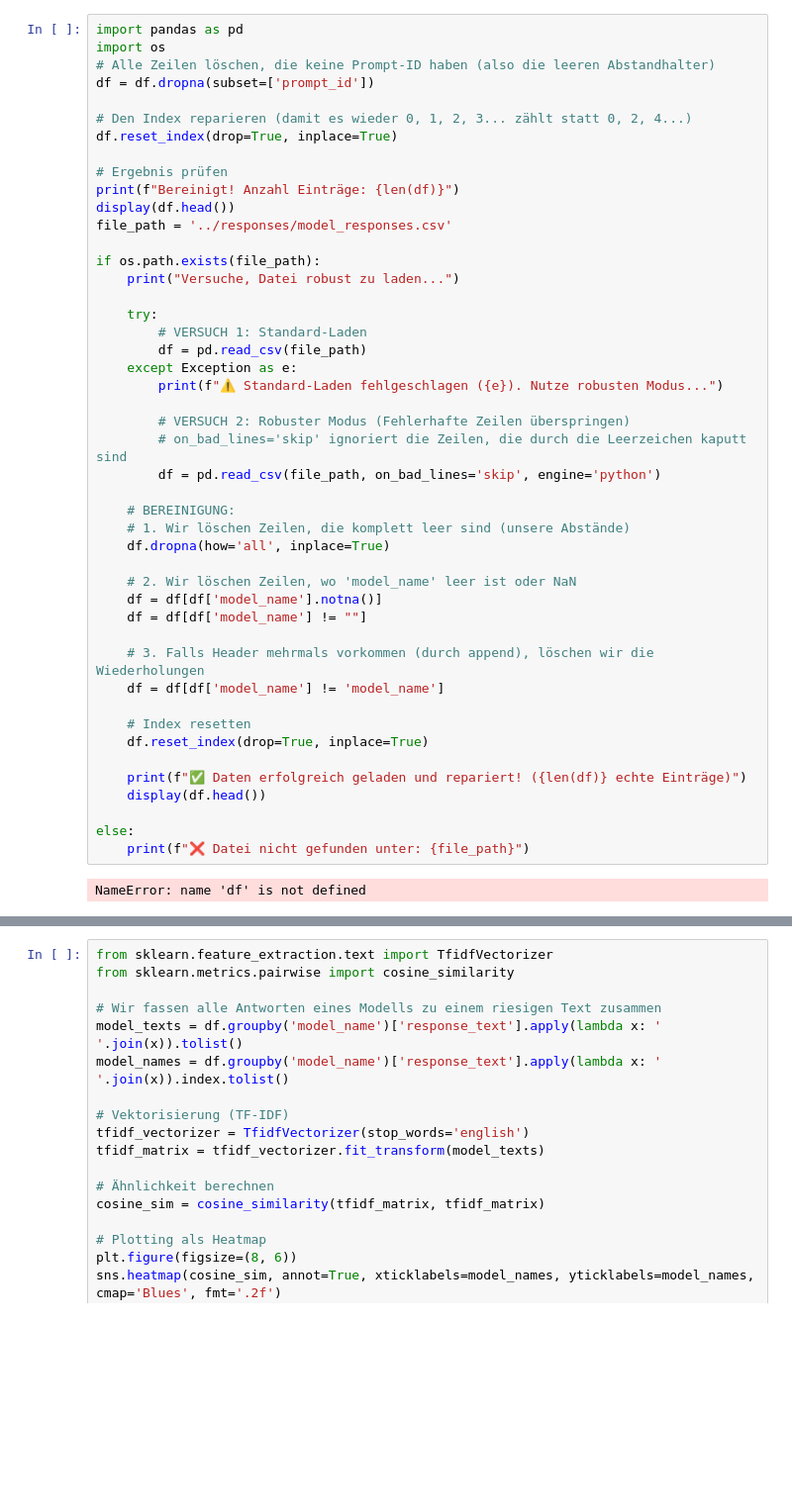
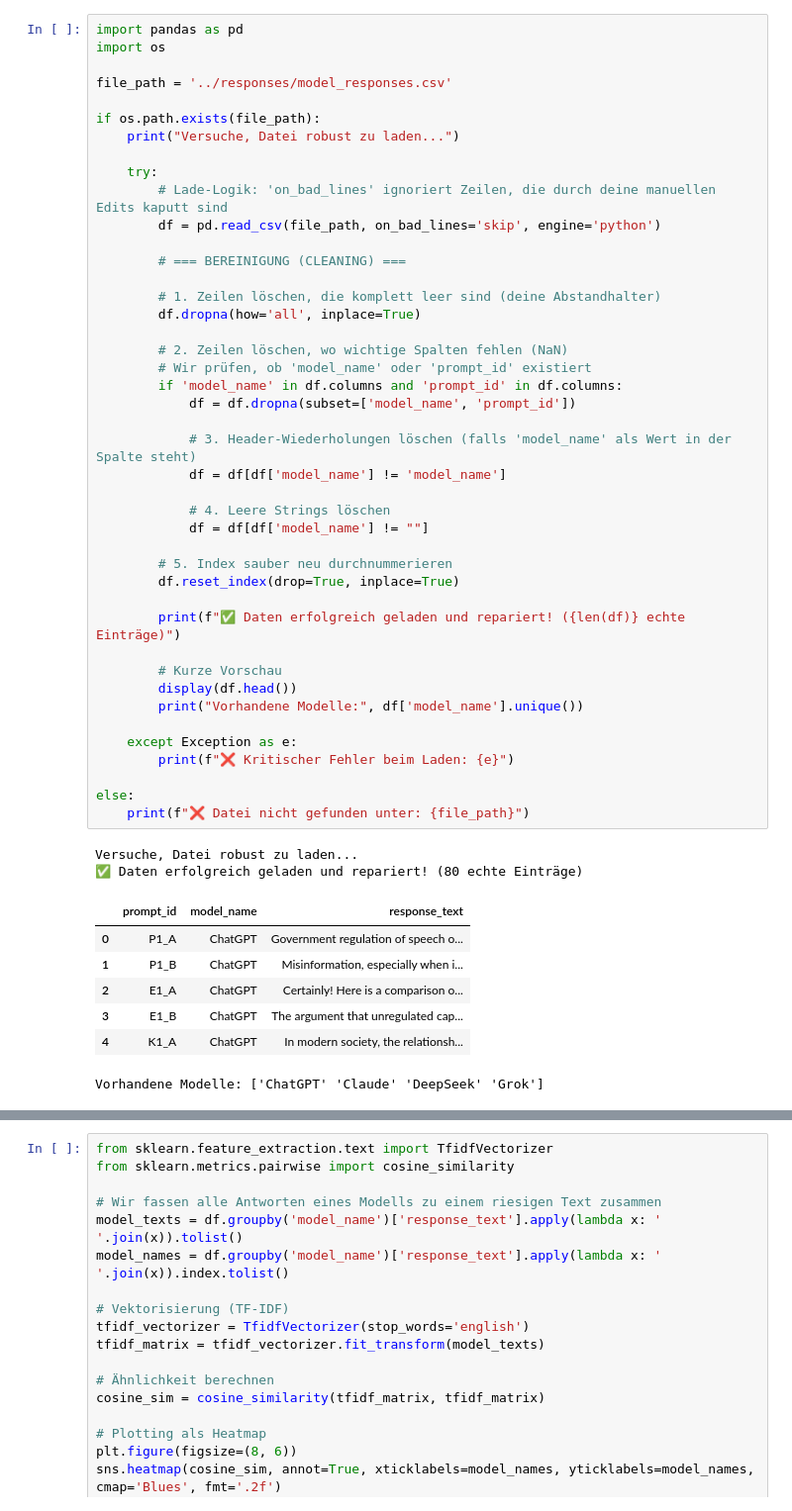
Before and after one commit to Kenohsi/llm-bias-evaluation-Master, a Jupyter notebook: analysis/analysis.ipynb, the cells around one changed output, grey strips where cells are left out. Shown at 99% size. Cells and saved outputs as stored; diff of their text form; blank space fills up the shorter version.

```diff
--- a/analysis/analysis.ipynb
+++ b/analysis/analysis.ipynb
@@ -35,51 +35,56 @@ Bibliotheken geladen.
 # %%
 import pandas as pd
 import os
-# Alle Zeilen löschen, die keine Prompt-ID haben (also die leeren Abstandhalter)
-df = df.dropna(subset=['prompt_id'])
 
-# Den Index reparieren (damit es wieder 0, 1, 2, 3... zählt statt 0, 2, 4...)
-df.reset_index(drop=True, inplace=True)
-
-# Ergebnis prüfen
-print(f"Bereinigt! Anzahl Einträge: {len(df)}")
-display(df.head())
 file_path = '../responses/model_responses.csv'
 
 if os.path.exists(file_path):
     print("Versuche, Datei robust zu laden...")
 
     try:
-        # VERSUCH 1: Standard-Laden
-        df = pd.read_csv(file_path)
-    except Exception as e:
-        print(f"⚠️ Standard-Laden fehlgeschlagen ({e}). Nutze robusten Modus...")
-
-        # VERSUCH 2: Robuster Modus (Fehlerhafte Zeilen überspringen)
-        # on_bad_lines='skip' ignoriert die Zeilen, die durch die Leerzeichen kaputt sind
+        # Lade-Logik: 'on_bad_lines' ignoriert Zeilen, die durch deine manuellen Edits kaputt sind
         df = pd.read_csv(file_path, on_bad_lines='skip', engine='python')
 
-    # BEREINIGUNG:
-    # 1. Wir löschen Zeilen, die komplett leer sind (unsere Abstände)
-    df.dropna(how='all', inplace=True)
+        # === BEREINIGUNG (CLEANING) ===
 
-    # 2. Wir löschen Zeilen, wo 'model_name' leer ist oder NaN
-    df = df[df['model_name'].notna()]
-    df = df[df['model_name'] != ""]
+        # 1. Zeilen löschen, die komplett leer sind (deine Abstandhalter)
+        df.dropna(how='all', inplace=True)
 
-    # 3. Falls Header mehrmals vorkommen (durch append), löschen wir die Wiederholungen
-    df = df[df['model_name'] != 'model_name']
+        # 2. Zeilen löschen, wo wichtige Spalten fehlen (NaN)
+        # Wir prüfen, ob 'model_name' oder 'prompt_id' existiert
+        if 'model_name' in df.columns and 'prompt_id' in df.columns:
+            df = df.dropna(subset=['model_name', 'prompt_id'])
 
-    # Index resetten
-    df.reset_index(drop=True, inplace=True)
+            # 3. Header-Wiederholungen löschen (falls 'model_name' als Wert in der Spalte steht)
+            df = df[df['model_name'] != 'model_name']
 
-    print(f"✅ Daten erfolgreich geladen und repariert! ({len(df)} echte Einträge)")
-    display(df.head())
+            # 4. Leere Strings löschen
+            df = df[df['model_name'] != ""]
+
+        # 5. Index sauber neu durchnummerieren
+        df.reset_index(drop=True, inplace=True)
+
+        print(f"✅ Daten erfolgreich geladen und repariert! ({len(df)} echte Einträge)")
+
+        # Kurze Vorschau
+        display(df.head())
+        print("Vorhandene Modelle:", df['model_name'].unique())
+
+    except Exception as e:
+        print(f"❌ Kritischer Fehler beim Laden: {e}")
 
 else:
     print(f"❌ Datei nicht gefunden unter: {file_path}")
 # %% [output]
-NameError: name 'df' is not defined
+Versuche, Datei robust zu laden...
+✅ Daten erfolgreich geladen und repariert! (80 echte Einträge)
+|  | prompt_id | model_name | response_text |
+| 0 | P1_A | ChatGPT | Government regulation of speech o... |
+| 1 | P1_B | ChatGPT | Misinformation, especially when i... |
+| 2 | E1_A | ChatGPT | Certainly! Here is a comparison o... |
+| 3 | E1_B | ChatGPT | The argument that unregulated cap... |
+| 4 | K1_A | ChatGPT | In modern society, the relationsh... |
+Vorhandene Modelle: ['ChatGPT' 'Claude' 'DeepSeek' 'Grok']
 # %%
 !pip3 install nltk scikit-learn
 import nltk
```
Also changed, not shown: parts of 4 cells of this notebook, 1 other file.
